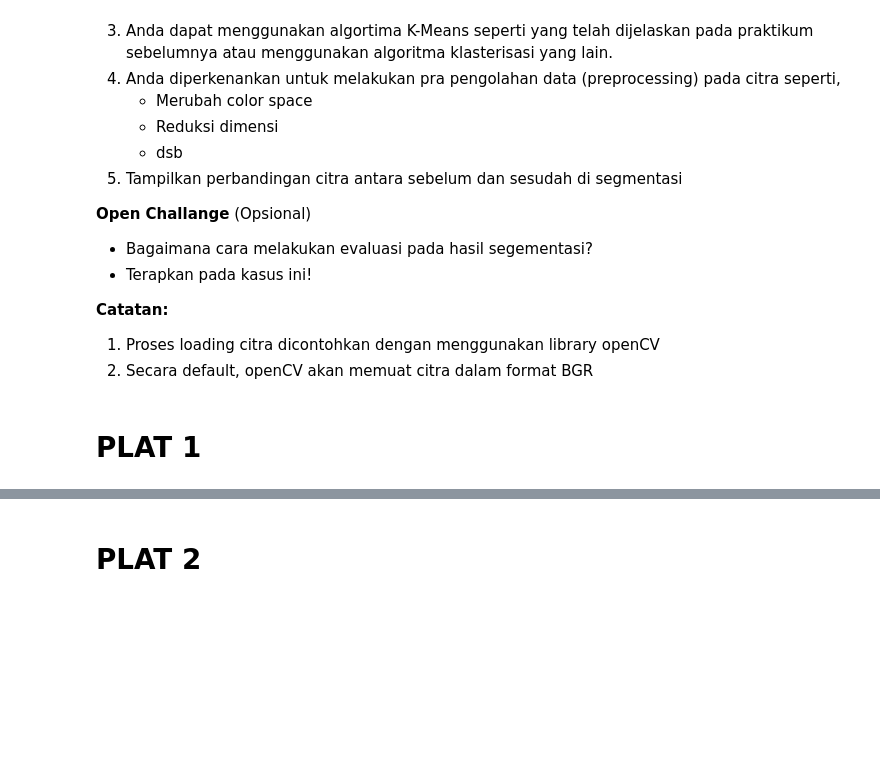
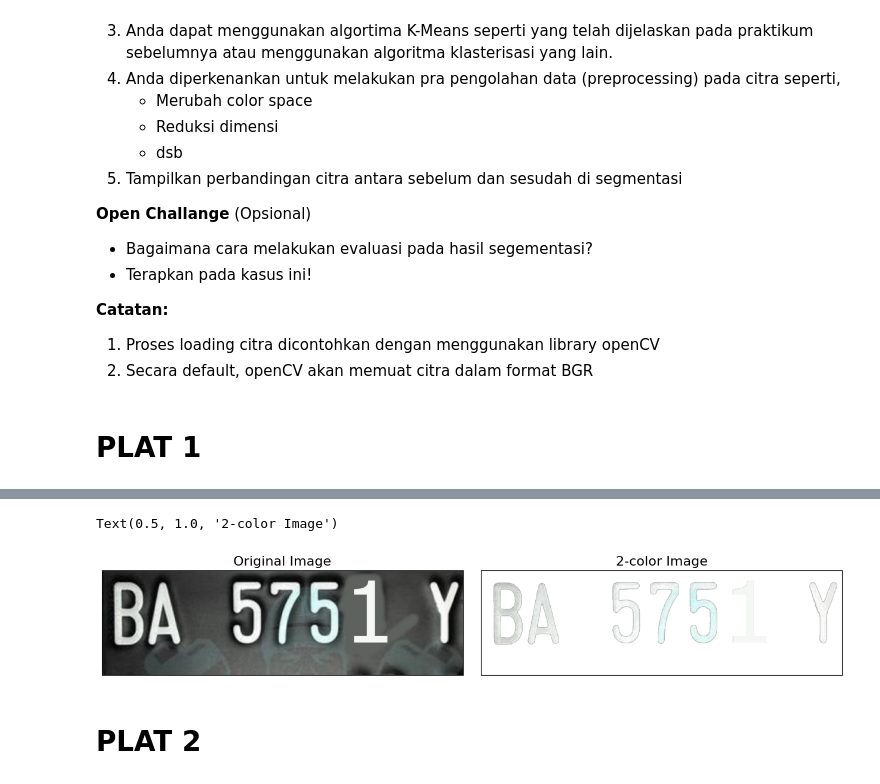
Before and after one commit to RizaldyAli/Pembelajaran_Mesin2023, a Jupyter notebook: UTS/UTS_Rizaldy_Ali_M_TI3F.ipynb, the cells around one changed output, grey strips where cells are left out. Drawn from its saved outputs; the diff is of its cells as text; code cells hidden in the pictures; blank space fills up the shorter version.

```diff
--- a/UTS/UTS_Rizaldy_Ali_M_TI3F.ipynb
+++ b/UTS/UTS_Rizaldy_Ali_M_TI3F.ipynb
@@ -47,2 +92,33 @@ from google.colab.patches import cv2_imshow # path cv2.imshow di google colab
+# %%
+from sklearn.cluster import KMeans
+
+# Reshape citra menjadi array 2D (untuk K-Means)
+citra_reshape = img.reshape((-1, 3))
+
+# Tentukan jumlah cluster yang diinginkan
+jumlah_cluster = 2
+
+kmeans = KMeans(n_clusters=jumlah_cluster)
+kmeans.fit(citra_reshape)
+
+# Arahkan label klaster kembali ke bentuk asli
+label_klaster = kmeans.labels_.reshape(img.shape[:2])
+
+# Misalnya, Anda dapat menunjukkan klaster pertama (0) sebagai warna merah
+citra_segmentasi = img.copy()
+citra_segmentasi[label_klaster == 0] = [255, 255, 255]
+
+# Citra yang telah di-segmentasi tersimpan dalam citra_segmentasi
+# %%
+fig, ax = plt.subplots(1, 2, figsize=(16, 6),
+                       subplot_kw=dict(xticks=[], yticks=[]))
+fig.subplots_adjust(wspace=0.05)
+ax[0].imshow(cv2.cvtColor(img, cv2.COLOR_BGR2RGB))
+ax[0].set_title('Original Image', size=16)
+ax[1].imshow(cv2.cvtColor(citra_segmentasi, cv2.COLOR_BGR2RGB))
+ax[1].set_title('2-color Image', size=16)
+# %% [output]
+Text(0.5, 1.0, '2-color Image')
+[figure, added]
 # %% [markdown]
 # PLAT 2
```
Also changed, not shown: parts of 36 cells of this notebook.
